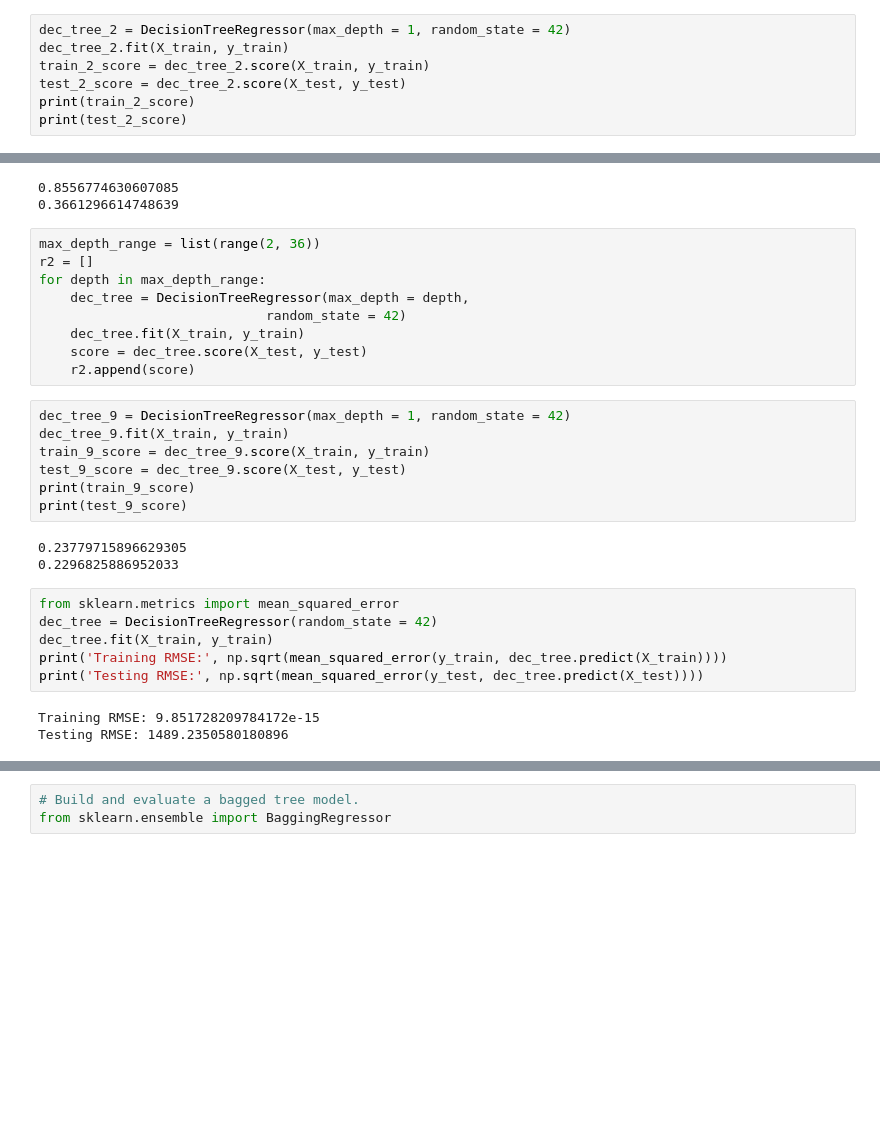
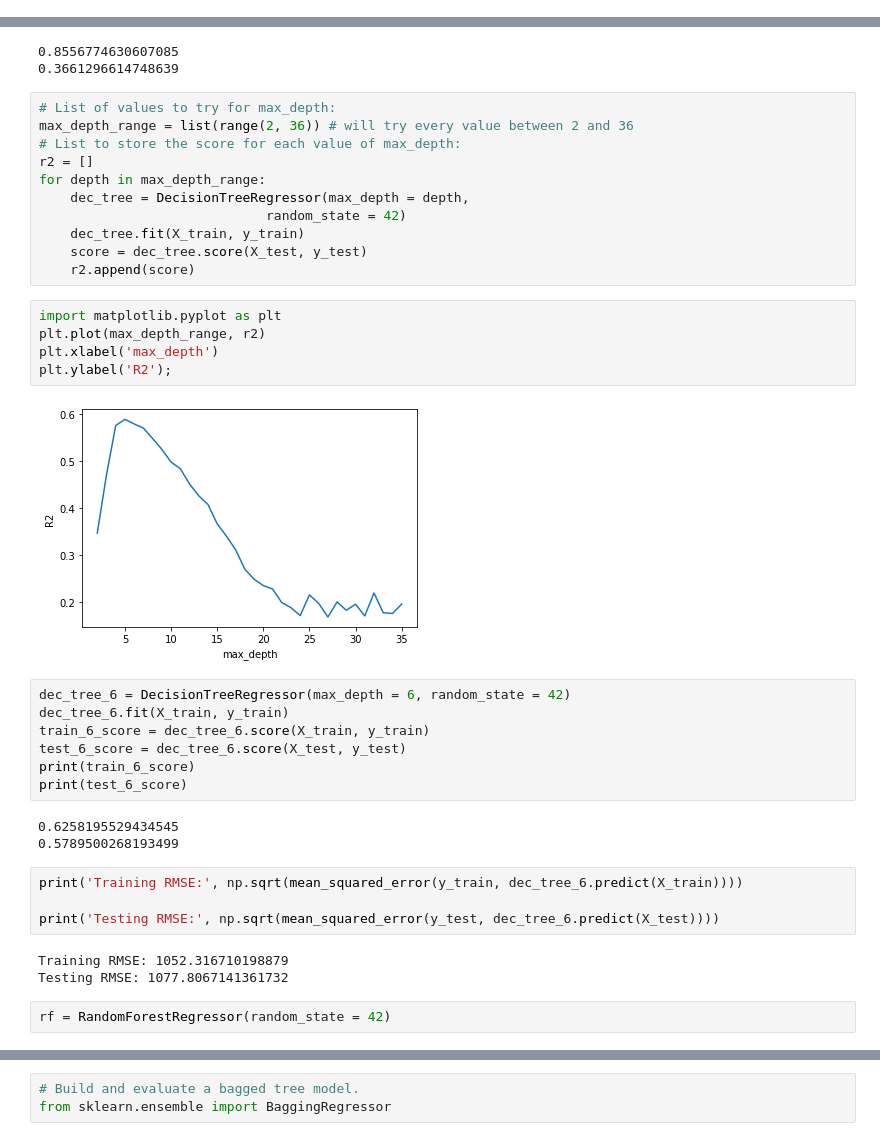
Before and after one commit to rajasreekalli/sales_predicions, a Jupyter notebook: Sales_Prediction_Final.ipynb, the cells around one changed output, grey strips where cells are left out. Drawn from its saved outputs; the diff is of its cells as text; blank space fills up the shorter version.

```diff
--- a/Sales_Prediction_Final.ipynb
+++ b/Sales_Prediction_Final.ipynb
@@ -249,10 +220,3 @@ dec_tree.get_depth()
 dec_tree.get_n_leaves()
 # %% [output]
 6231
-# %%
-dec_tree_2 = DecisionTreeRegressor(max_depth = 1, random_state = 42)
-dec_tree_2.fit(X_train, y_train)
-train_2_score = dec_tree_2.score(X_train, y_train)
-test_2_score = dec_tree_2.score(X_test, y_test)
-print(train_2_score)
-print(test_2_score)
@@ -270,7 +231,9 @@ print(test_15_score)
 0.8556774630607085
 0.3661296614748639
 # %%
-max_depth_range = list(range(2, 36))
+# List of values to try for max_depth:
+max_depth_range = list(range(2, 36)) # will try every value between 2 and 36
+# List to store the score for each value of max_depth:
 r2 = []
 for depth in max_depth_range:
     dec_tree = DecisionTreeRegressor(max_depth = depth,
@@ -278,22 +241,29 @@ for depth in max_depth_range:
     dec_tree.fit(X_train, y_train)
     score = dec_tree.score(X_test, y_test)
     r2.append(score)
+# %%
+import matplotlib.pyplot as plt
+plt.plot(max_depth_range, r2)
+plt.xlabel('max_depth')
+plt.ylabel('R2');
+# %% [output]
+[figure, added]
 # %%
-dec_tree_9 = DecisionTreeRegressor(max_depth = 1, random_state = 42)
-dec_tree_9.fit(X_train, y_train)
-train_9_score = dec_tree_9.score(X_train, y_train)
-test_9_score = dec_tree_9.score(X_test, y_test)
-print(train_9_score)
-print(test_9_score)
+dec_tree_6 = DecisionTreeRegressor(max_depth = 6, random_state = 42)
+dec_tree_6.fit(X_train, y_train)
+train_6_score = dec_tree_6.score(X_train, y_train)
+test_6_score = dec_tree_6.score(X_test, y_test)
+print(train_6_score)
+print(test_6_score)
 # %% [output]
-0.23779715896629305
-0.2296825886952033
+0.6258195529434545
+0.5789500268193499
 # %%
-from sklearn.metrics import mean_squared_error
-dec_tree = DecisionTreeRegressor(random_state = 42)
-dec_tree.fit(X_train, y_train)
-print('Training RMSE:', np.sqrt(mean_squared_error(y_train, dec_tree.predict(X_train))))
-print('Testing RMSE:', np.sqrt(mean_squared_error(y_test, dec_tree.predict(X_test))))
+print('Training RMSE:', np.sqrt(mean_squared_error(y_train, dec_tree_6.predict(X_train))))
+
+print('Testing RMSE:', np.sqrt(mean_squared_error(y_test, dec_tree_6.predict(X_test))))
 # %% [output]
-Training RMSE: 9.851728209784172e-15
-Testing RMSE: 1489.2350580180896
+Training RMSE: 1052.316710198879
+Testing RMSE: 1077.8067141361732
+# %%
+rf = RandomForestRegressor(random_state = 42)
```
Also changed, not shown: parts of 38 cells of this notebook.
